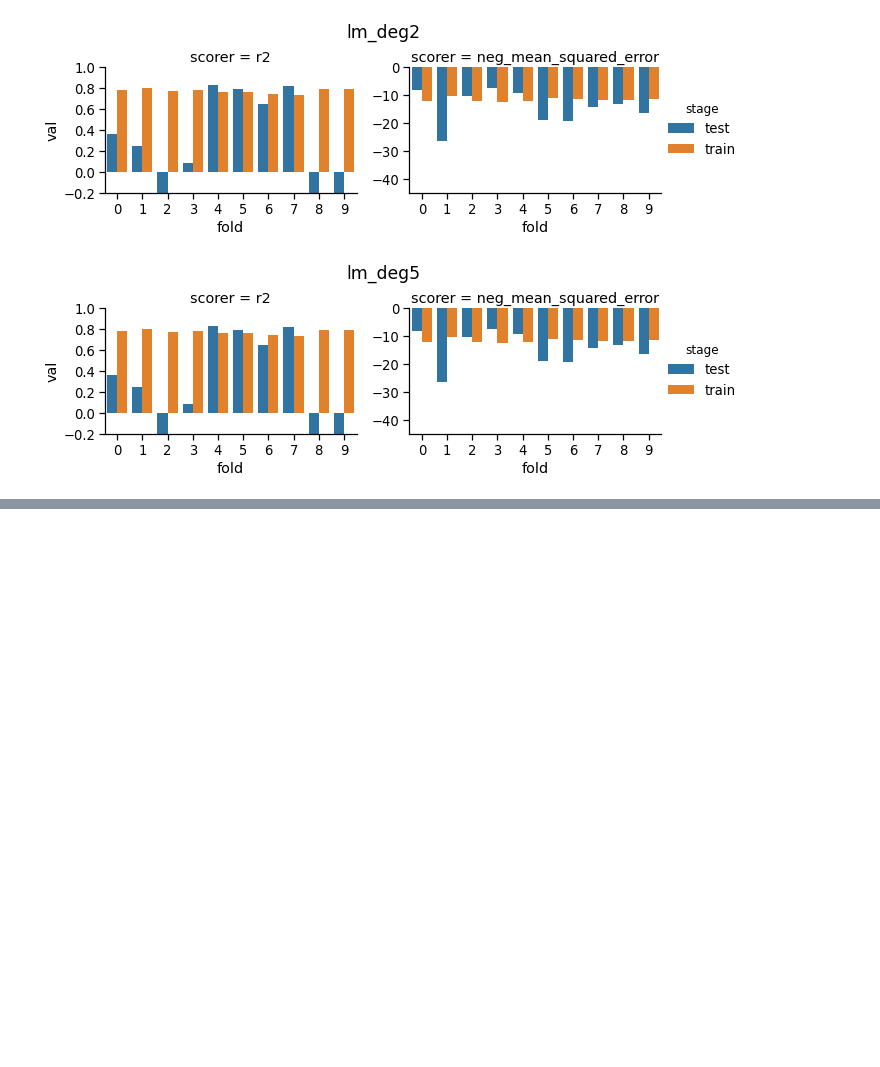
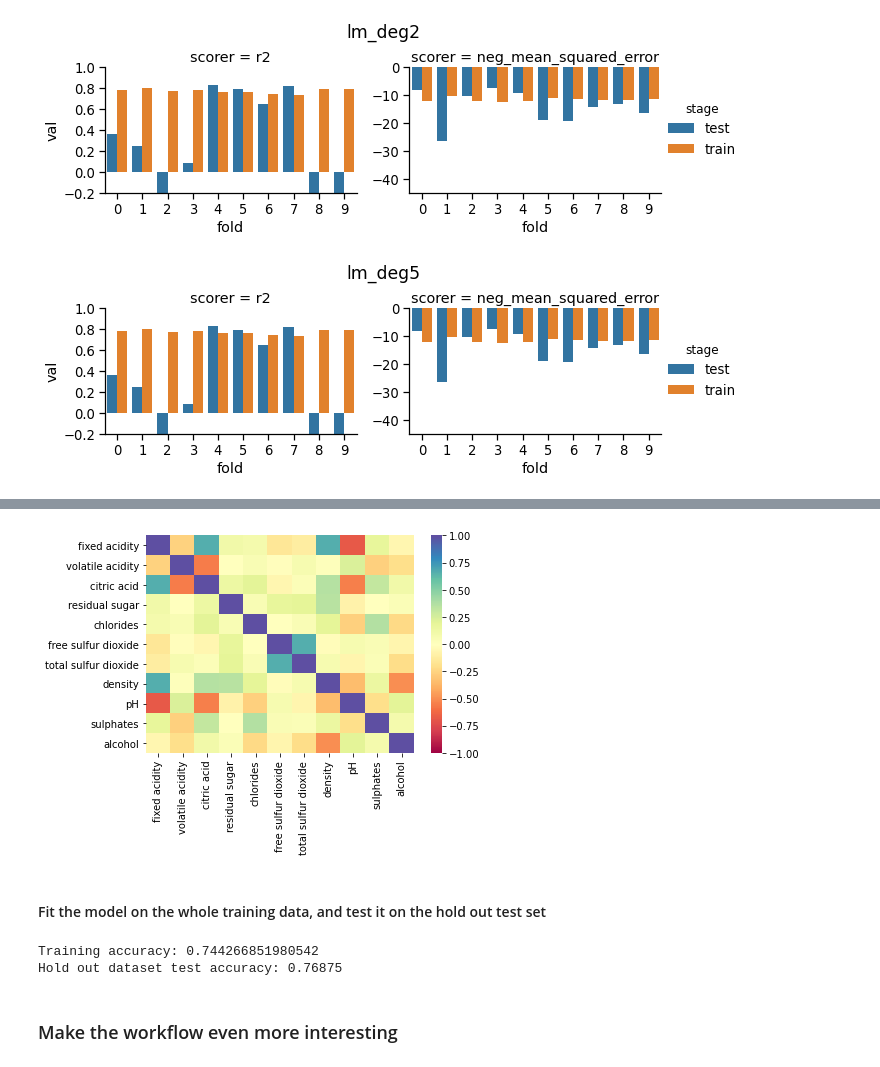
Before and after one commit to IORDS2021/ML-lectures, a Jupyter notebook: ML_series.ipynb, the cells around one changed output, grey strips where cells are left out. Cells and saved outputs as stored; diff of their text form; code cells hidden in the pictures; blank space fills up the shorter version.

```diff
--- a/ML_series.ipynb
+++ b/ML_series.ipynb
@@ -544,0 +787,3 @@ for mod_name in crossval_df['model'].unique():
+# %%
+wine_df = pd.read_csv('wine.csv')
+wine_df
@@ -544,0 +966,16 @@ for mod_name in crossval_df['model'].unique():
+# %%
+sns.heatmap(X.corr(), cmap="Spectral", vmin=-1, vmax=1);
+# %% [output]
+[figure, added]
+# %% [markdown]
+#### Fit the model on the whole training data, and test it on the hold out test set
+# %%
+lr = LogisticRegression(penalty='none', max_iter=10000, class_weight='balanced')
+lr.fit(X_cv, y_cv)
+print(f"Training accuracy: {accuracy_score(y_cv, lr.predict(X_cv))}")
+print(f"Hold out dataset test accuracy: {accuracy_score(y_final_test, lr.predict(X_final_test))}")
+# %% [output]
+Training accuracy: 0.744266851980542
+Hold out dataset test accuracy: 0.76875
+# %% [markdown]
+### Make the workflow even more interesting
```
Also changed, not shown: parts of 116 cells of this notebook, 3 other files.
